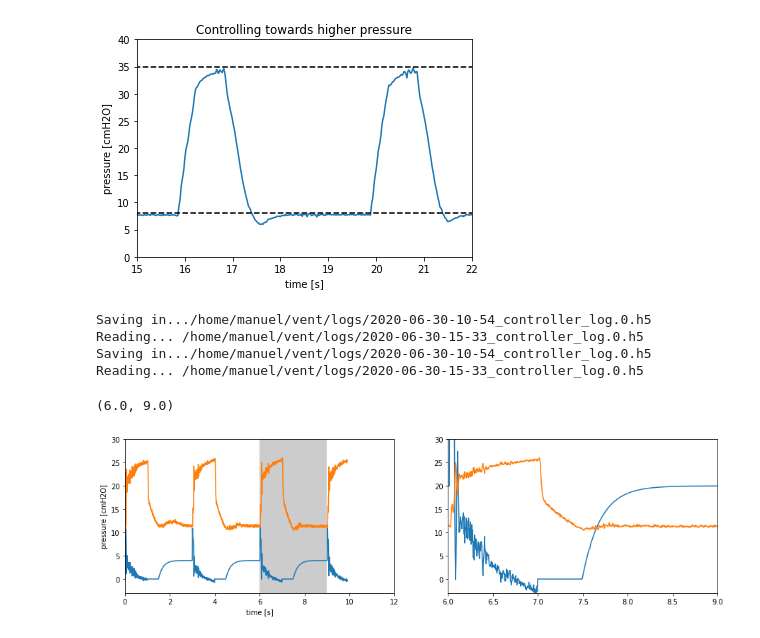
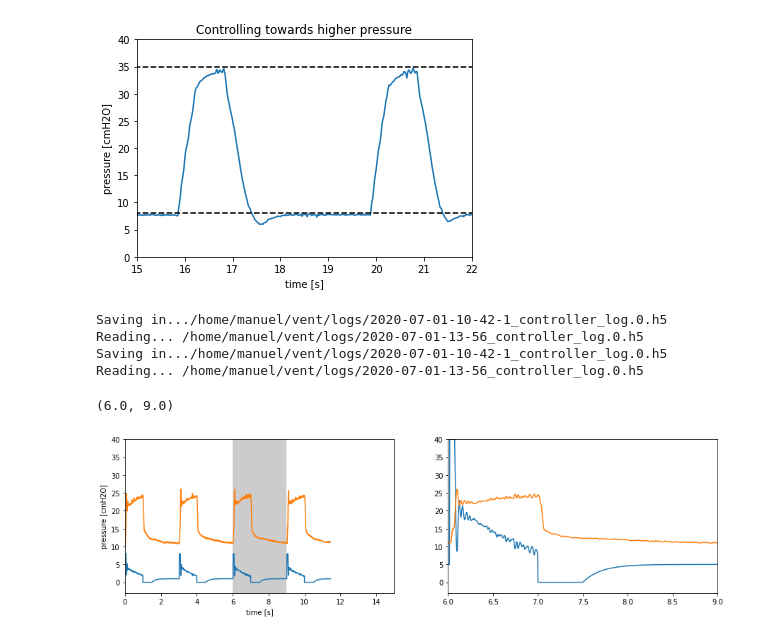
Before and after one commit to CohenLabPrinceton/pvp, a Jupyter notebook: sandbox/HOWTO_PlotData.ipynb, the cells around one changed output. Drawn from its saved outputs; the diff is of its cells as text; code cells hidden in the pictures.

```diff
--- a/sandbox/HOWTO_PlotData.ipynb
+++ b/sandbox/HOWTO_PlotData.ipynb
@@ -68,7 +67,7 @@ pl.title("Controlling towards higher pressure");
 # %% [output]
 [figure]
 # %%
-filename = "/home/manuel/vent/logs/2020-06-30-15-33_controller_log.0.h5"
+filename = "/home/manuel/vent/logs/2020-07-01-13-56_controller_log.0.h5"
 
 data_pressure = plot_data(filename)
 
@@ -91,10 +90,10 @@ PEEP_TIME = [s[4] for s in ls_ct if s['name'] == b'ValueName.PEEP_T'][0]
 INSP_TIME = [s[4] for s in ls_ct if s['name'] == b'ValueName.INSPIR'][0]
 BPM = [s[4] for s in ls_ct if s['name'] == b'ValueName.BREATH'][0]
 # %% [output]
-Saving in.../home/manuel/vent/logs/2020-06-30-10-54_controller_log.0.h5
-Reading... /home/manuel/vent/logs/2020-06-30-15-33_controller_log.0.h5
-Saving in.../home/manuel/vent/logs/2020-06-30-10-54_controller_log.0.h5
-Reading... /home/manuel/vent/logs/2020-06-30-15-33_controller_log.0.h5
+Saving in.../home/manuel/vent/logs/2020-07-01-10-42-1_controller_log.0.h5
+Reading... /home/manuel/vent/logs/2020-07-01-13-56_controller_log.0.h5
+Saving in.../home/manuel/vent/logs/2020-07-01-10-42-1_controller_log.0.h5
+Reading... /home/manuel/vent/logs/2020-07-01-13-56_controller_log.0.h5
 # %%
 #Get the target waveform from control commands, logged here:
 #ls_ct = dff['control_data']
@@ -110,31 +109,31 @@ Reading... /home/manuel/vent/logs/2020-06-30-15-33_controller_log.0.h5
 # %%
 pl.rcParams['figure.figsize'] = [15, 4]
 
 t1 = 6
 t2 = 9
 p0 = -3
-p1 =  30
+p1 =40
 
 pl.subplot(1,2,1)
 pl.plot(data[:,0] - np.min(data[:,0]), data[:,1]/5)
 pl.plot(data_pressure[:,0] - np.min(data_pressure[:,0]), data_pressure[:,1])
 #pl.plot([0,9],[10,10],'k--')
 # pl.plot([30,60],[27.5,27.5],'k--')
 pl.ylim([p0,p1])
 #pl.xlim([0,70])
-pl.xlim([0,12])
+pl.xlim([0,15])
 
 pl.xlabel("time [s]")
 pl.ylabel("pressure [cmH2O]");
 pl.gca().add_patch( pl.Rectangle((t1, p0), t2-t1, p1-p0, facecolor="black", alpha=0.2))
 
 pl.subplot(1,2,2)
 pl.plot(data[:,0] - np.min(data[:,0]), data[:,1])
 pl.plot(data_pressure[:,0] - np.min(data_pressure[:,0]), data_pressure[:,1])
 t_target = [x+6 for x in [0,PIP_TIME,INSP_TIME,INSP_TIME,PEEP_TIME+INSP_TIME,60/BPM]]
 #pl.plot(t_target, [PEEP, PIP, PIP,PEEP,PEEP,PEEP],'o-')
 pl.ylim([p0,p1])
 pl.xlim([t1,t2])
 # %% [output]
 (6.0, 9.0)
-[figure, old version]
+[figure, new version]
```
Also changed, not shown: parts of 3 cells of this notebook, 3 other files.
